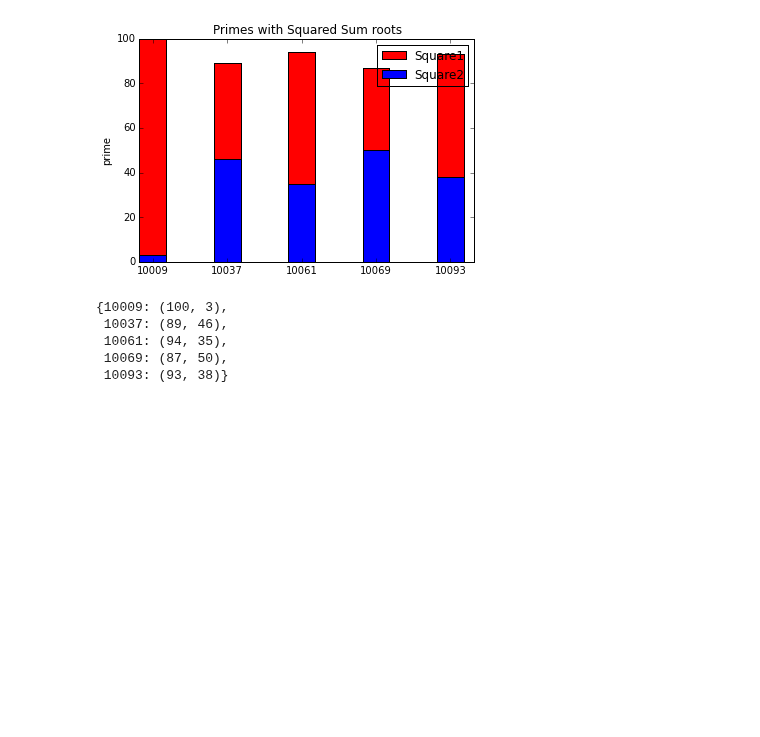
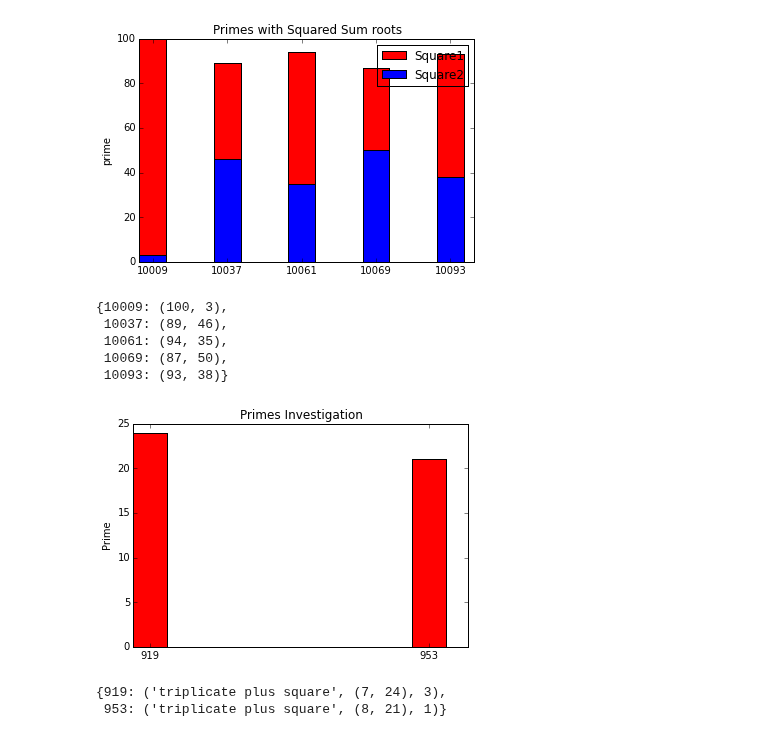
Before and after one commit to crispybacon/ApolloRepo, a Jupyter notebook: Math/Math.ipynb, the cells around one changed output. Drawn from its saved outputs; the diff is of its cells as text; code cells hidden in the pictures; blank space fills up the shorter version.

Commit message:
Added some methods to investigate prime derivatives.  What do you think we are?  Thieves?

```diff
--- a/Math/Math.ipynb
+++ b/Math/Math.ipynb
@@ -431,0 +458,39 @@ graph_primed_roots(10000,10100)
+# %%
+def graph_primed_suspects( start, end ):
+    primes = investigate_primes( start, end )
+    N = len( primes )
+    ticks = tuple(sorted(primes))
+    t_plus_s_square1 = [primes[i][1][0] for i in sorted(primes) if primes[i][0] == 'triplicate plus square' ]
+    t_plus_s_square2 = [primes[i][1][1] for i in sorted(primes) if primes[i][0] == 'triplicate plus square' ]
+    #t1 = [primes[i][1][0] for i in sorted(primes) if primes[i][0] == 'triplicate' ]
+    #t2 = [primes[i][1][1] for i in sorted(primes) if primes[i][0] == 'triplicate' ]
+    #t_plus_same_square1 = [primes[i][1][0] for i in sorted(primes) if primes[i][0] == 'triplicate plus square of same' ]
+    #t_plus_same_square2 = [primes[i][1][1] for i in sorted(primes) if primes[i][0] == 'triplicate plus square of same' ]
+    #s_plus_same1 = [primes[i][1][0] for i in sorted(primes) if primes[i][0] == 'square plus same' ]
+    #s_plus_same2 = [primes[i][1][1] for i in sorted(primes) if primes[i][0] == 'square plus same' ]
+
+    ind = np.arange( N )
+    width = 0.12
+
+    p1 = plt.bar( ind, t_plus_s_square1, width, color = 'b' )
+    p2 = plt.bar( ind, t_plus_s_square2, width, color = 'r' )
+    #p3 = plt.bar( ind, t1, width, color = 'g' )
+    #p4 = plt.bar( ind, t2, width, color = 'y' )
+    #p5 = plt.bar( ind, t_plus_same_square1, width, color = 'k' )
+    #p6 = plt.bar( ind, t_plus_same_square2, width, color = 'c' )
+    #p7 = plt.bar( ind, s_plus_same1, width, color = 'm' )
+    #p8 = plt.bar( ind, s_plus_same2, width, color = 'w' )
+
+    plt.ylabel( 'Prime' )
+    plt.title( 'Primes Investigation' )
+    plt.xticks( ind + width/2., ticks )
+    #plt.legend( (p1[0], p2[0]), ( 'Square1', 'Square2' ) )
+
+    plt.show()
+    return primes
+# %%
+graph_primed_suspects( 900,1000 )
+# %% [output]
+[figure, added]
+{919: ('triplicate plus square', (7, 24), 3),
+ 953: ('triplicate plus square', (8, 21), 1)}
```
Also changed, not shown: parts of 3 cells of this notebook, 1 other file.
